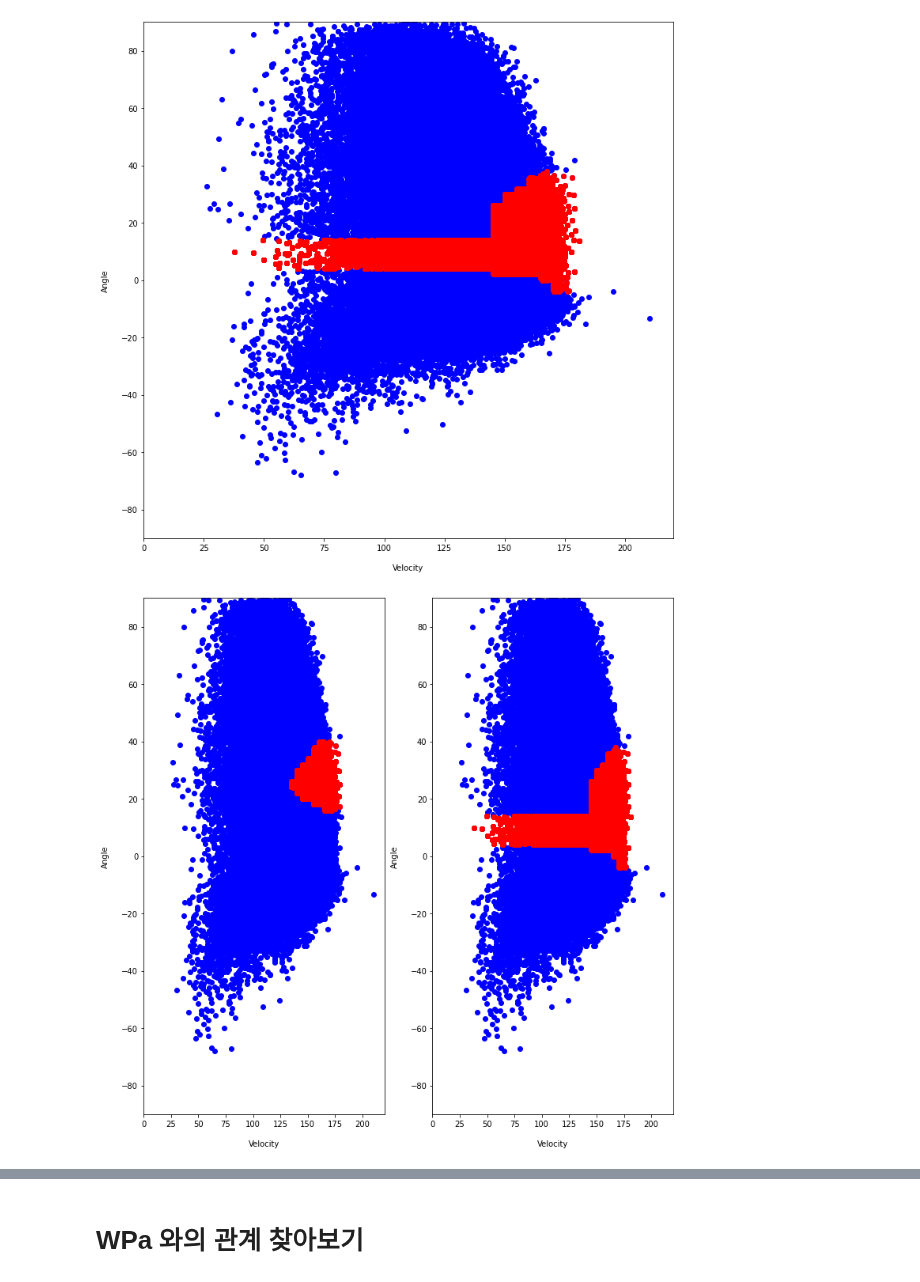
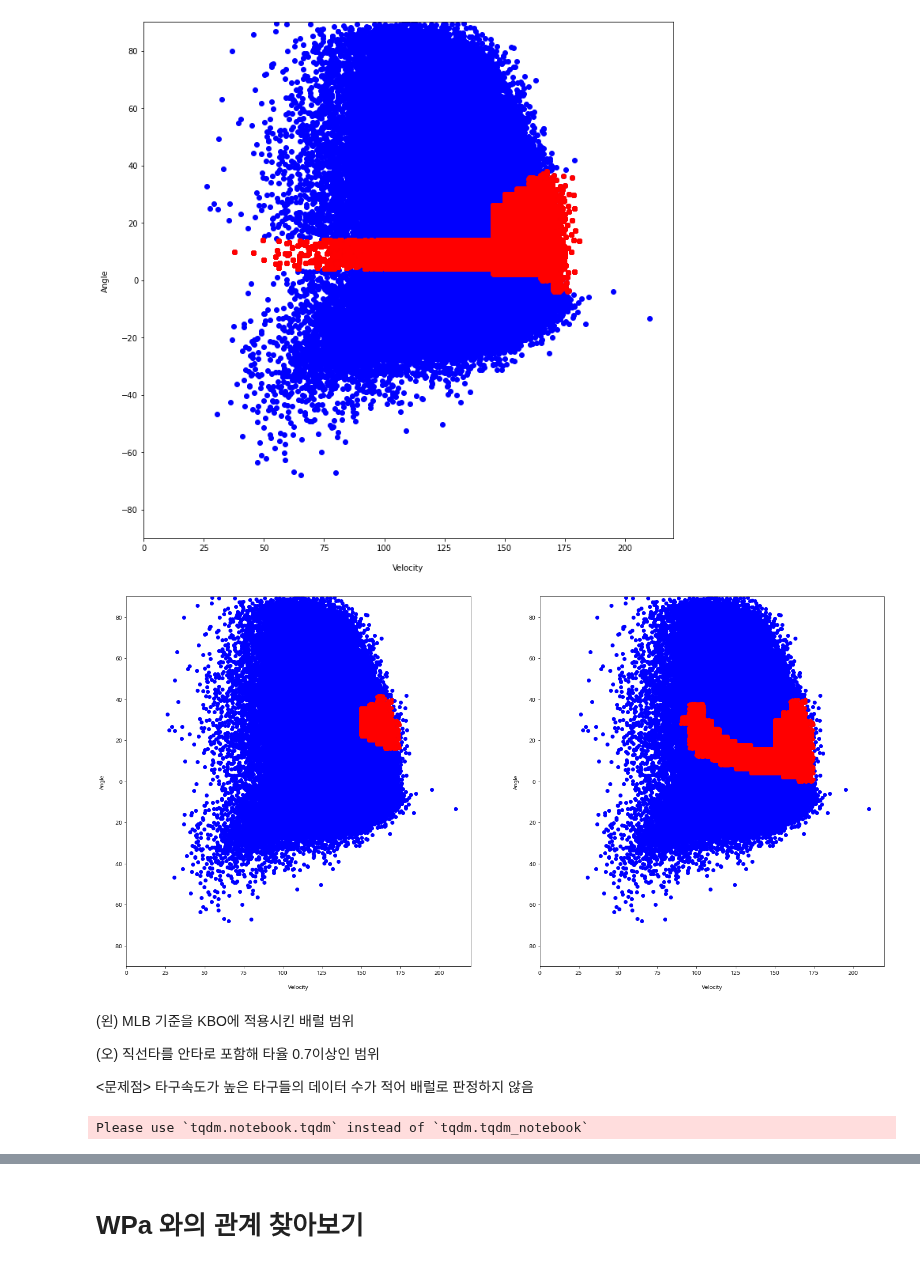
Before and after one commit to KimGriezmann/Bigcontest_2021, a Jupyter notebook: working_space_SeongGwan/Bigcontest_Barrel_def.ipynb, the cells around one changed output, grey strips where cells are left out. Drawn from its saved outputs; the diff is of its cells as text; code cells hidden in the pictures.

```diff
--- a/working_space_SeongGwan/Bigcontest_Barrel_def.ipynb
+++ b/working_space_SeongGwan/Bigcontest_Barrel_def.ipynb
@@ -81,7 +81,7 @@ barrel_df = pd.DataFrame()
 
 for vel in tqdm_notebook(range(25, 215, 5)) :
     for ang in range(-70, 90, 2) :
-        tmp = df[(df['HIT_VEL'] >= vel) & (df['HIT_ANG_VER'] >= ang) & (df['HIT_ANG_VER'] <= ang+2)]
+        tmp = df[(df['HIT_VEL'] >= vel) & (df['HIT_VEL'] < vel+5) & (df['HIT_ANG_VER'] >= ang) & (df['HIT_ANG_VER'] < ang+2)]
         total_num = len(tmp)
         hit_num = list(tmp['HA_result']).count('hit')
 
@@ -110,7 +110,7 @@ barrel2_df = pd.DataFrame()
 
 for vel in tqdm_notebook(range(25, 215, 5)) :
     for ang in range(-70, 90, 2) :
-        tmp = df[(df['HIT_VEL'] >= vel) & (df['HIT_ANG_VER'] >= ang) & (df['HIT_ANG_VER'] <= ang+2)]
+        tmp = df[(df['HIT_VEL'] >= vel) & (df['HIT_VEL'] < vel+5) & (df['HIT_ANG_VER'] >= ang) & (df['HIT_ANG_VER'] < ang+2)]
         total_num = len(tmp)
         hit_num = list(tmp['HA2_result']).count('hit')
 
@@ -200,35 +197,65 @@ for i in range(barrel2_group.shape[0]):
 # %% [output]
 [figure]
 # %%
-fig = plt.figure(figsize=(12,12))
+fig = plt.figure(figsize=(24,12))
 ax1 = fig.add_subplot(1,2,1)
 ax2 = fig.add_subplot(1,2,2)
 
 ax1.set_xlabel('Velocity', labelpad=15)
 ax1.set_ylabel('Angle', labelpad=15)
 ax1.set_xlim([0, 220])
 ax1.set_ylim([-90, 90])
 ax1.scatter(df['HIT_VEL'], df['HIT_ANG_VER'], c='b')
 ax2.set_xlabel('Velocity', labelpad=15)
 ax2.set_ylabel('Angle', labelpad=15)
 ax2.set_xlim([0, 220])
 ax2.set_ylim([-90, 90])
 ax2.scatter(df['HIT_VEL'], df['HIT_ANG_VER'], c='b')
 
 for i in range(barrel_group.shape[0]):
     vel = barrel_group.index[i]
     min_ang = barrel_group.iloc[i][0]
     max_ang = barrel_group.iloc[i][1]
-    tmp = df[(df['HIT_VEL'] >= vel) & (df['HIT_ANG_VER'] >= min_ang) & (df['HIT_ANG_VER'] <= max_ang)]
+    tmp = df[(df['HIT_VEL'] >= vel) & (df['HIT_VEL'] < vel+5) & (df['HIT_ANG_VER'] >= min_ang) & (df['HIT_ANG_VER'] < max_ang+2)]
     ax1.scatter(tmp['HIT_VEL'], tmp['HIT_ANG_VER'], c='r')
 
 for i in range(barrel2_group.shape[0]):
     vel = barrel2_group.index[i]
     min_ang = barrel2_group.iloc[i][0]
     max_ang = barrel2_group.iloc[i][1]
-    tmp = df[(df['HIT_VEL'] >= vel) & (df['HIT_ANG_VER'] >= min_ang) & (df['HIT_ANG_VER'] <= max_ang)]
+    tmp = df[(df['HIT_VEL'] >= vel) & (df['HIT_VEL'] < vel+5) & (df['HIT_ANG_VER'] >= min_ang) & (df['HIT_ANG_VER'] < max_ang+2)]
     ax2.scatter(tmp['HIT_VEL'], tmp['HIT_ANG_VER'], c='r')
 
 plt.show()
 # %% [output]
-[figure, old version]
+[figure, new version]
+# %% [markdown]
+(왼) MLB 기준을 KBO에 적용시킨 배럴 범위
+
+(오) 직선타를 안타로 포함해 타율 0.7이상인 범위
+
+<문제점> 타구속도가 높은 타구들의 데이터 수가 적어 배럴로 판정하지 않음
+# %%
+HA2_2 = {'1루타':'hit', '2루타':'except', '홈런':'except', '3루타':'except', '플라이':'out', '땅볼':'out', '직선타':'hit', '내야안타':'except'}
+df['HA2_2_result'] = df['RESULT_MG'].map(HA2_2)
+
+barrel2_2_vel=[]
+barrel2_2_ang=[]
+barrel2_2_df = pd.DataFrame()
+
+for vel in tqdm_notebook(range(25, 215, 5)) :
+    for ang in range(-70, 90, 2) :
+        tmp = df[(df['HIT_VEL'] >= vel) & (df['HIT_VEL'] < vel+5) & (df['HIT_ANG_VER'] >= ang) & (df['HIT_ANG_VER'] < ang+2)]
+        total_num = len(tmp[tmp['HA2_2_result'] != 'except'])
+        hit_num = list(tmp['HA2_2_result']).count('hit')
+
+        result_HA2_2 = hit_num / total_num if total_num != 0  else 0
+
+        if (result_HA2_2 >= 0.7) & (total_num >= 10):
+            barrel2_2_vel.append(vel)
+            barrel2_2_ang.append(ang)
+
+barrel2_2_df['VEL'] = barrel2_2_vel
+barrel2_2_df['ANG'] = barrel2_2_ang
+# %% [output]
+Please use `tqdm.notebook.tqdm` instead of `tqdm.tqdm_notebook`
```
Also changed, not shown: parts of 15 cells of this notebook.
